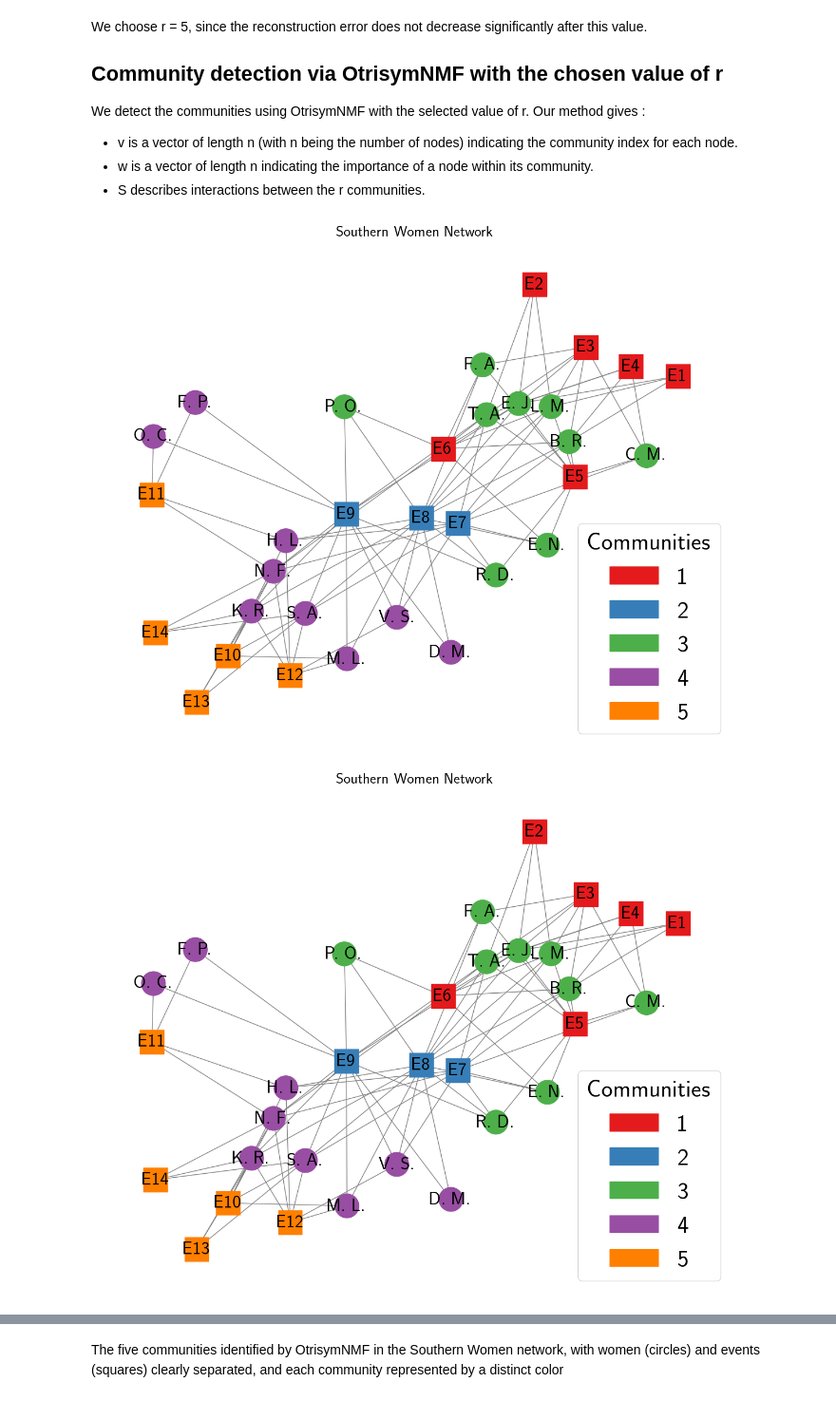
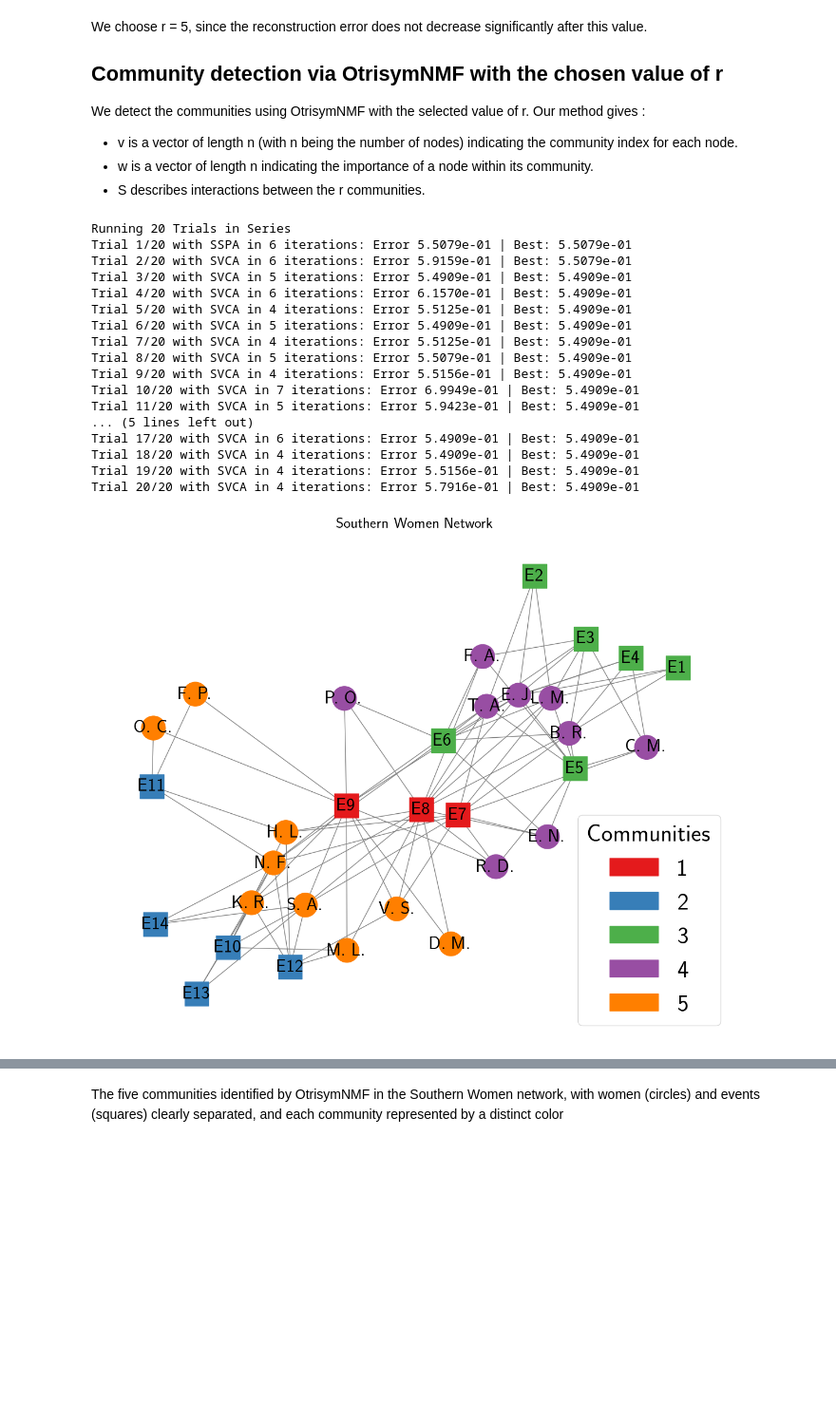
Before and after one commit to Alexia1305/OtrisymNMF_DCBM, a Jupyter notebook: Southern_women.ipynb, the cells around one changed output, grey strips where cells are left out. Shown at 95% size. Drawn from its saved outputs; the diff is of its cells as text; code cells hidden in the pictures; blank space fills up the shorter version.

```diff
--- a/Southern_women.ipynb
+++ b/Southern_women.ipynb
@@ -102,7 +100,7 @@ random.seed(45)
 np.random.seed(19)
 X = nx.adjacency_matrix(G) #adjacency matrix
 r=5
-w, v, S, error = OtrisymNMF.OtrisymNMF_CD(X,r,numTrials=10,verbosity=0)
+w, v, S, error = OtrisymNMF.OtrisymNMF_CD(X,r,numTrials=20,verbosity=1)
 
 
 # Graph Display with labels v
@@ -119,32 +117,48 @@ node_list = list(G.nodes())
 node_colors = [colors[v[i]] for i in range(len(node_list))]
 plt.figure(figsize=(15,12))
 
 nx.draw_networkx_nodes(G, pos,
                        nodelist=women,
                        node_color=[node_colors[node_list.index(n)] for n in women],
                        node_shape='o',
                        node_size=1000)
 
 nx.draw_networkx_nodes(G, pos,
                        nodelist=events,
                        node_color=[node_colors[node_list.index(n)] for n in events],
                        node_shape='s',
                        node_size=1000)
 
 
 nx.draw_networkx_edges(G, pos, edge_color='gray')
 
 
 nx.draw_networkx_labels(G, pos, labels=labels, font_size=24)
 legend_patches = []
 for i in range(5):  # 5 communities
     patch = mpatches.Patch(color=colors[i], label=f'{i+1}')
     legend_patches.append(patch)
 
 plt.legend(handles=legend_patches, loc='lower right', fontsize=32, title_fontsize=32, title="Communities")
 plt.title("Southern Women Network",fontsize=20)
 plt.axis('off')
 plt.show()
 # %% [output]
+Running 20 Trials in Series
+Trial 1/20 with SSPA in 6 iterations: Error 5.5079e-01 | Best: 5.5079e-01
+Trial 2/20 with SVCA in 6 iterations: Error 5.9159e-01 | Best: 5.5079e-01
+Trial 3/20 with SVCA in 5 iterations: Error 5.4909e-01 | Best: 5.4909e-01
+Trial 4/20 with SVCA in 6 iterations: Error 6.1570e-01 | Best: 5.4909e-01
+Trial 5/20 with SVCA in 4 iterations: Error 5.5125e-01 | Best: 5.4909e-01
+Trial 6/20 with SVCA in 5 iterations: Error 5.4909e-01 | Best: 5.4909e-01
+Trial 7/20 with SVCA in 4 iterations: Error 5.5125e-01 | Best: 5.4909e-01
+Trial 8/20 with SVCA in 5 iterations: Error 5.5079e-01 | Best: 5.4909e-01
+Trial 9/20 with SVCA in 4 iterations: Error 5.5156e-01 | Best: 5.4909e-01
+Trial 10/20 with SVCA in 7 iterations: Error 6.9949e-01 | Best: 5.4909e-01
+Trial 11/20 with SVCA in 5 iterations: Error 5.9423e-01 | Best: 5.4909e-01
+... (5 lines left out)
+Trial 17/20 with SVCA in 6 iterations: Error 5.4909e-01 | Best: 5.4909e-01
+Trial 18/20 with SVCA in 4 iterations: Error 5.4909e-01 | Best: 5.4909e-01
+Trial 19/20 with SVCA in 4 iterations: Error 5.5156e-01 | Best: 5.4909e-01
+Trial 20/20 with SVCA in 4 iterations: Error 5.7916e-01 | Best: 5.4909e-01
-[figure, old version]
+[figure, new version]
-[figure, removed]
```
Also changed, not shown: parts of 5 cells of this notebook, 18 other files.
